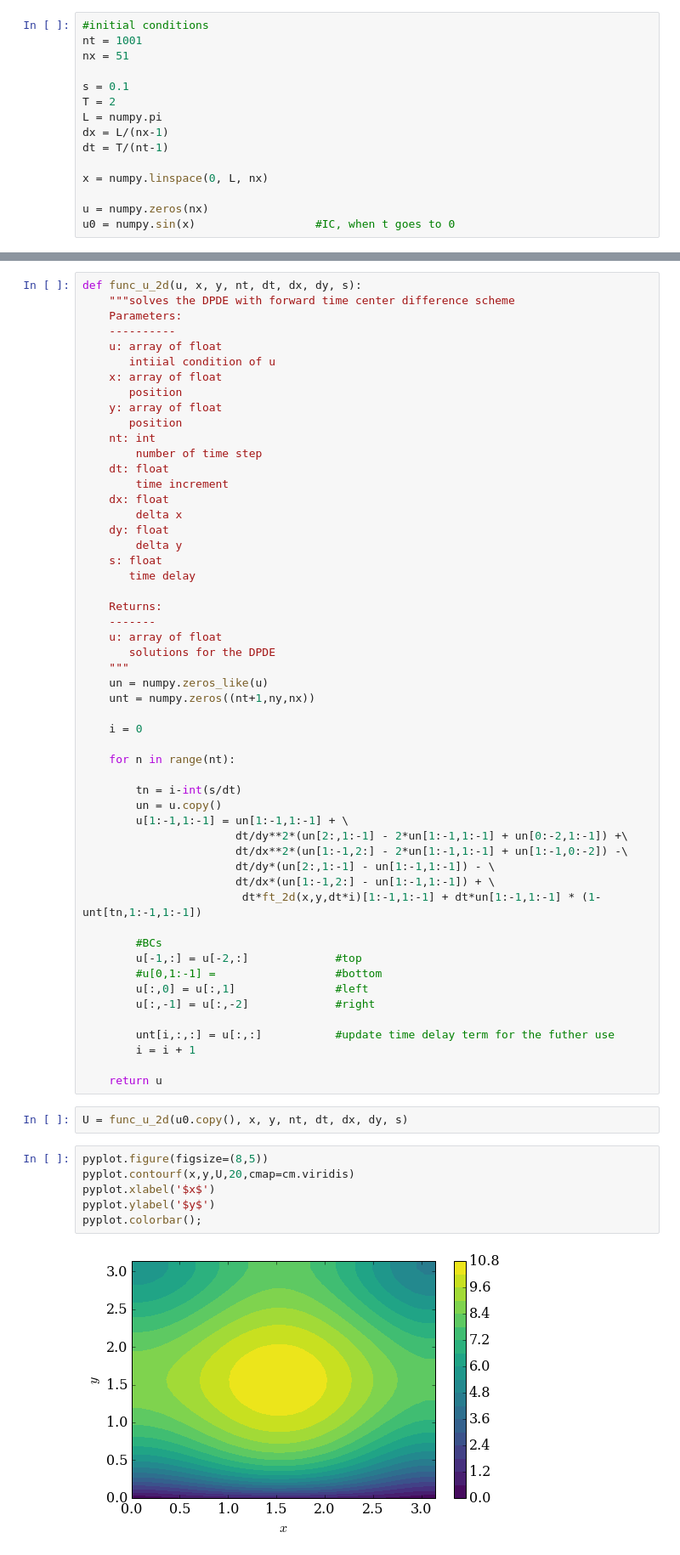
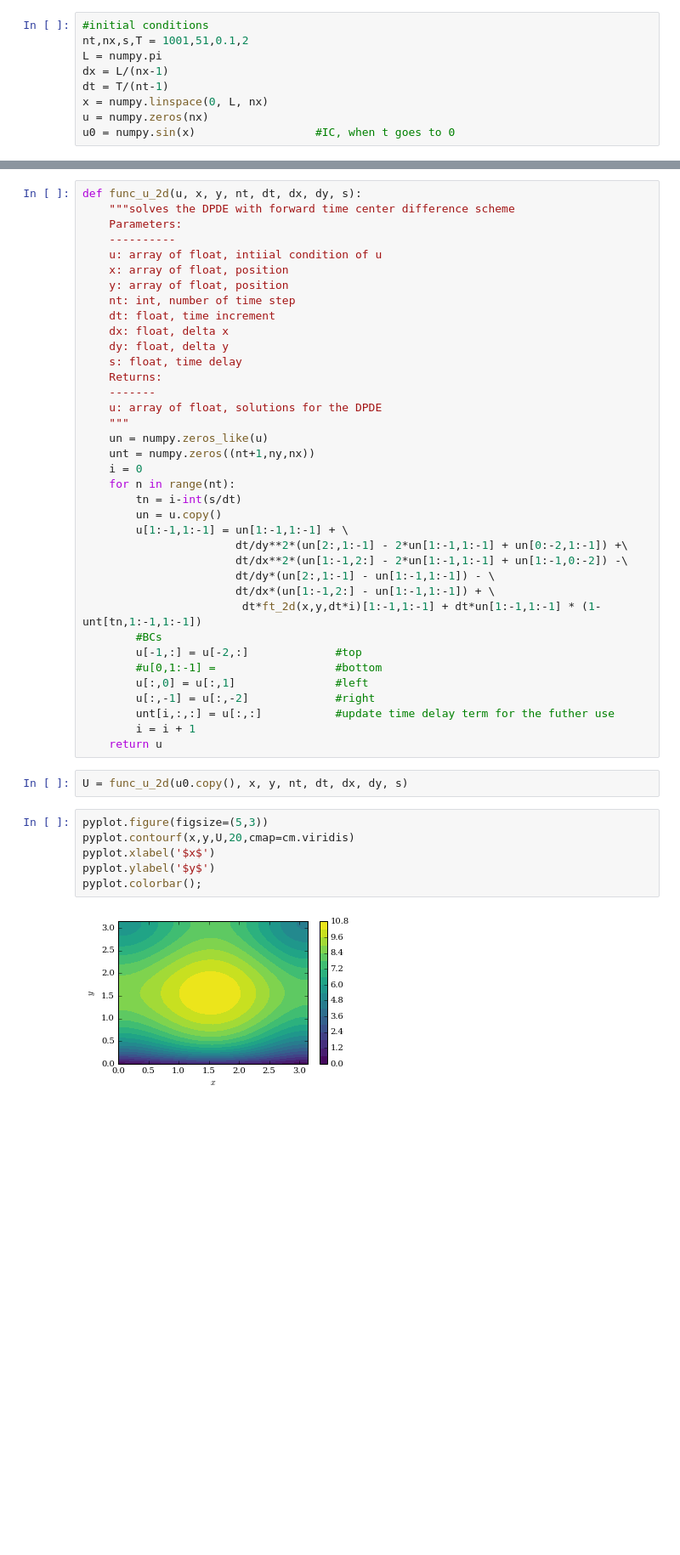
Before and after one commit to numerical-mooc/assignment-bank-2016, a Jupyter notebook: jameswu/Time_Delay_PDE.ipynb, the cells around one changed output, grey strips where cells are left out. Shown at 85% size. Saved outputs shown, nothing was run; the diff lists cells and outputs as text; blank space fills up the shorter version.

```diff
--- a/jameswu/Time_Delay_PDE.ipynb
+++ b/jameswu/Time_Delay_PDE.ipynb
@@ -35,17 +21,11 @@ rcParams['font.size'] = 16
 Initial conditions setting, don’t forget the stability constraint:$\frac{\Delta t}{\Delta x^2}\leqslant \frac{1}{2}$
 # %%
 #initial conditions
-nt = 1001
-nx = 51
-
-s = 0.1
-T = 2
+nt,nx,s,T = 1001,51,0.1,2
 L = numpy.pi
 dx = L/(nx-1)
 dt = T/(nt-1)
-
 x = numpy.linspace(0, L, nx)
-
 u = numpy.zeros(nx)
 u0 = numpy.sin(x)                  #IC, when t goes to 0
 # %% [markdown]
@@ -251,35 +169,22 @@ def func_u_2d(u, x, y, nt, dt, dx, dy, s):
     """solves the DPDE with forward time center difference scheme
     Parameters:
     ----------
-    u: array of float
-       intiial condition of u
-    x: array of float
-       position
-    y: array of float
-       position
-    nt: int
-        number of time step
-    dt: float
-        time increment
-    dx: float
-        delta x
-    dy: float
-        delta y
-    s: float
-       time delay
-
+    u: array of float, intiial condition of u
+    x: array of float, position
+    y: array of float, position
+    nt: int, number of time step
+    dt: float, time increment
+    dx: float, delta x
+    dy: float, delta y
+    s: float, time delay
     Returns:
     -------
-    u: array of float
-       solutions for the DPDE
+    u: array of float, solutions for the DPDE
     """
     un = numpy.zeros_like(u)
     unt = numpy.zeros((nt+1,ny,nx))
-
     i = 0
-
     for n in range(nt):
-
         tn = i-int(s/dt)
         un = u.copy()
         u[1:-1,1:-1] = un[1:-1,1:-1] + \
@@ -288,24 +193,21 @@ def func_u_2d(u, x, y, nt, dt, dx, dy, s):
                        dt/dy*(un[2:,1:-1] - un[1:-1,1:-1]) - \
                        dt/dx*(un[1:-1,2:] - un[1:-1,1:-1]) + \
                         dt*ft_2d(x,y,dt*i)[1:-1,1:-1] + dt*un[1:-1,1:-1] * (1-unt[tn,1:-1,1:-1])
-
         #BCs
         u[-1,:] = u[-2,:]             #top
         #u[0,1:-1] =                  #bottom
         u[:,0] = u[:,1]               #left
         u[:,-1] = u[:,-2]             #right
-
         unt[i,:,:] = u[:,:]           #update time delay term for the futher use
         i = i + 1
-
     return u
 # %%
 U = func_u_2d(u0.copy(), x, y, nt, dt, dx, dy, s)
 # %%
-pyplot.figure(figsize=(8,5))
+pyplot.figure(figsize=(5,3))
 pyplot.contourf(x,y,U,20,cmap=cm.viridis)
 pyplot.xlabel('$x$')
 pyplot.ylabel('$y$')
 pyplot.colorbar();
 # %% [output]
-[figure, old version]
+[figure, new version]
```
Also changed, not shown: parts of 29 cells of this notebook.
